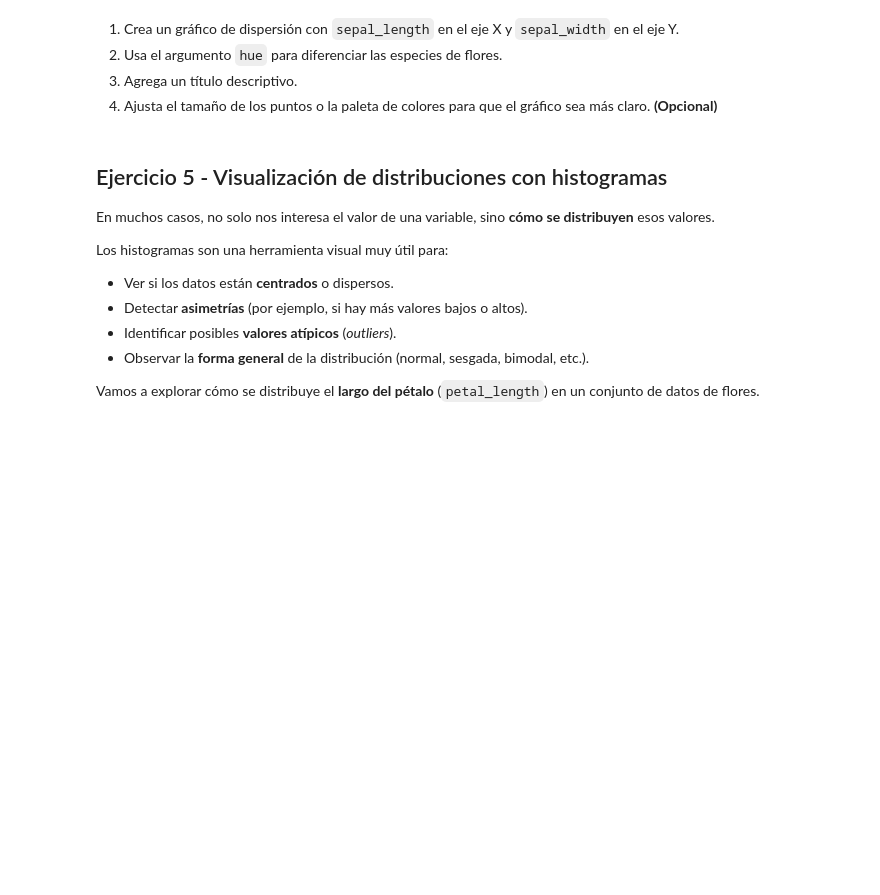
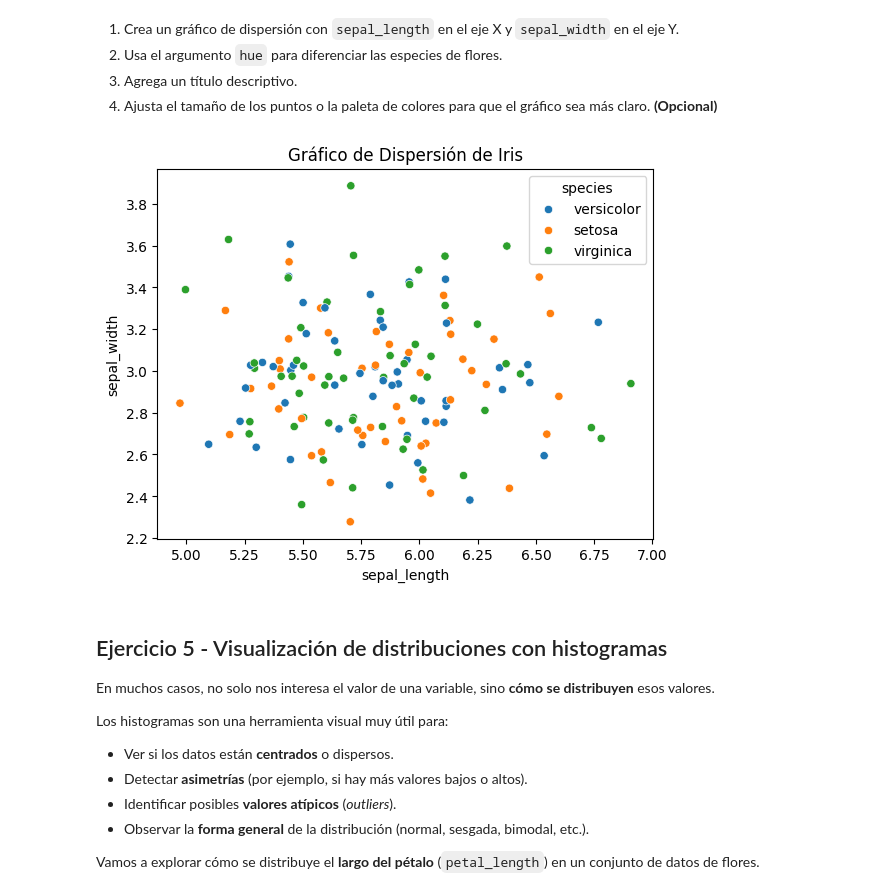
Before and after one commit to 4GeeksAcademy/betaniammc-proy_visualizacion_de_datos, a Jupyter notebook: notebook/problems.es.ipynb, the cells around one changed output. Drawn from its saved outputs; the diff is of its cells as text; code cells hidden in the pictures; blank space fills up the shorter version.

```diff
--- a/notebook/problems.es.ipynb
+++ b/notebook/problems.es.ipynb
@@ -183,3 +181,10 @@ df_iris # Mostrar DataFrame
+# %%
+# tu código
+sns.scatterplot(x="sepal_length", y="sepal_width", data=df_iris, hue = "species")
+plt.title("Gráfico de Dispersión de Iris")
+plt.show()
+# %% [output]
+[figure, added]
 # %% [markdown]
 ## Ejercicio 5 - Visualización de distribuciones con histogramas
 
```
Also changed, not shown: parts of 12 cells of this notebook.
